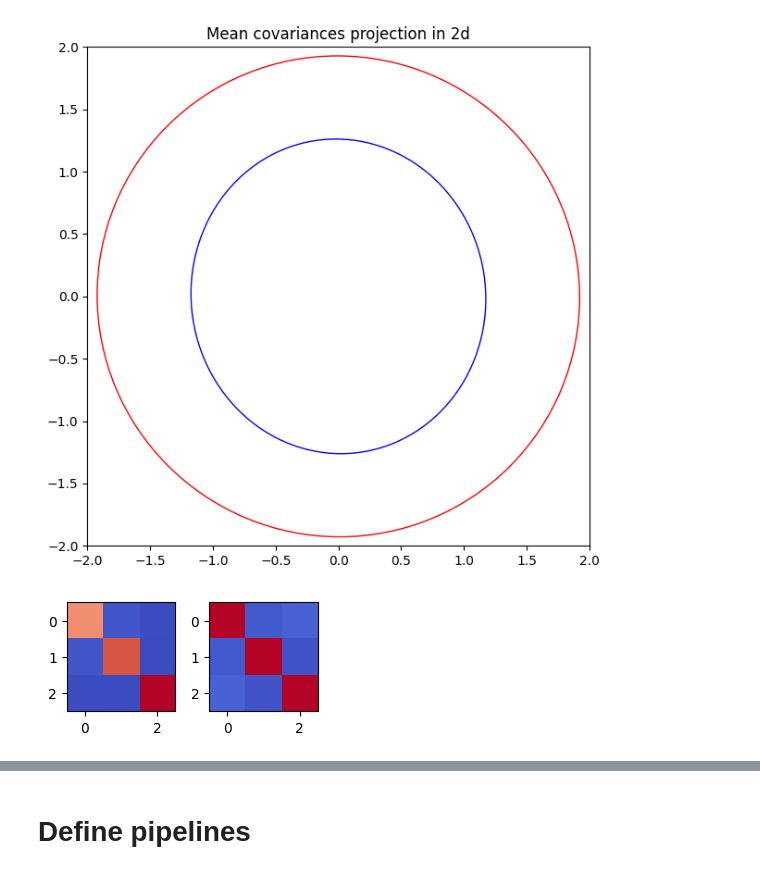
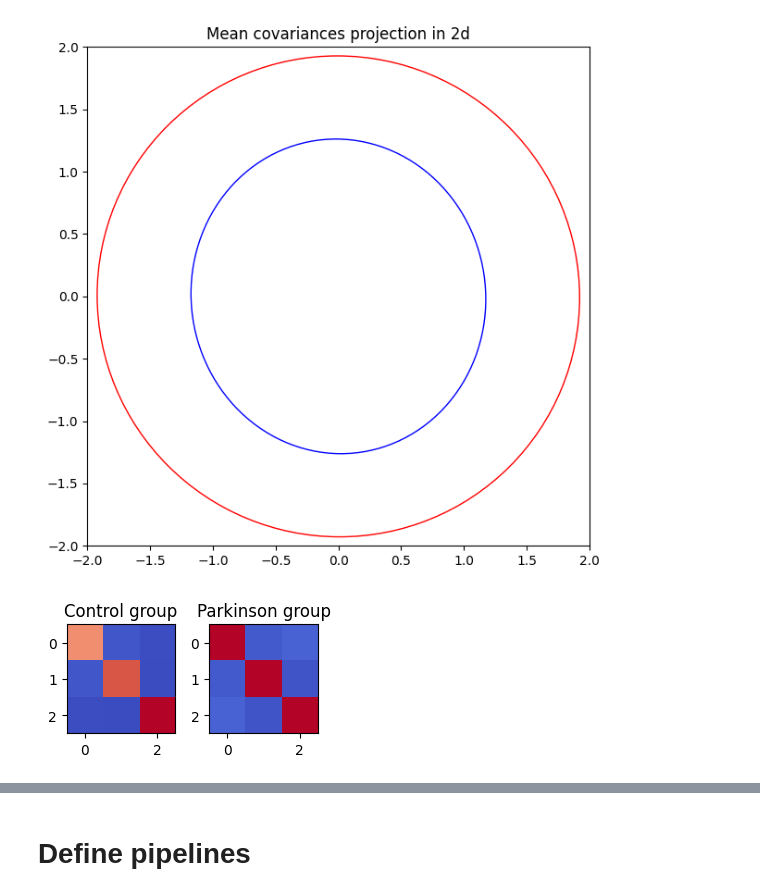
Before and after one commit to jiggychauhi/QC-Gait-Analysis, a Jupyter notebook: notebook_clean.ipynb, the cells around one changed output, grey strips where cells are left out. Cells and saved outputs as stored; diff of their text form; code cells hidden in the pictures.

Commit message:
improve visualization

```diff
--- a/notebook_clean.ipynb
+++ b/notebook_clean.ipynb
@@ -88,18 +90,21 @@ plt.show()
 [figure]
 # %%
 fig, axes = plt.subplots(1, 2, figsize=(2 * 1.5, 2 * 1.5))
+ax.set_title("Mean covariances 3x3")
 sf = CSP(nfilter=3, log=False)
 X3x3 = sf.fit(X, y).transform(X)
 c_meancov = mean_covariance(X3x3[:c_len], metric=metric)
 pk_meancov = mean_covariance(X3x3[c_len:], metric=metric)
 vmin = min(c_meancov.min(), pk_meancov.min())
 vmax = min(c_meancov.max(), pk_meancov.max())
 axes[0].imshow(c_meancov, cmap='coolwarm', vmin=vmin, vmax=vmax)
+axes[0].set_title("Control group")
 axes[1].imshow(pk_meancov, cmap='coolwarm', vmin=vmin, vmax=vmax)
+axes[1].set_title("Parkinson group")
 
 plt.tight_layout()
 plt.show()
 # %% [output]
-[figure, old version]
+[figure, new version]
 # %%
 labels = np.array([''] * len(y))
```
Also changed, not shown: parts of 15 cells of this notebook.
